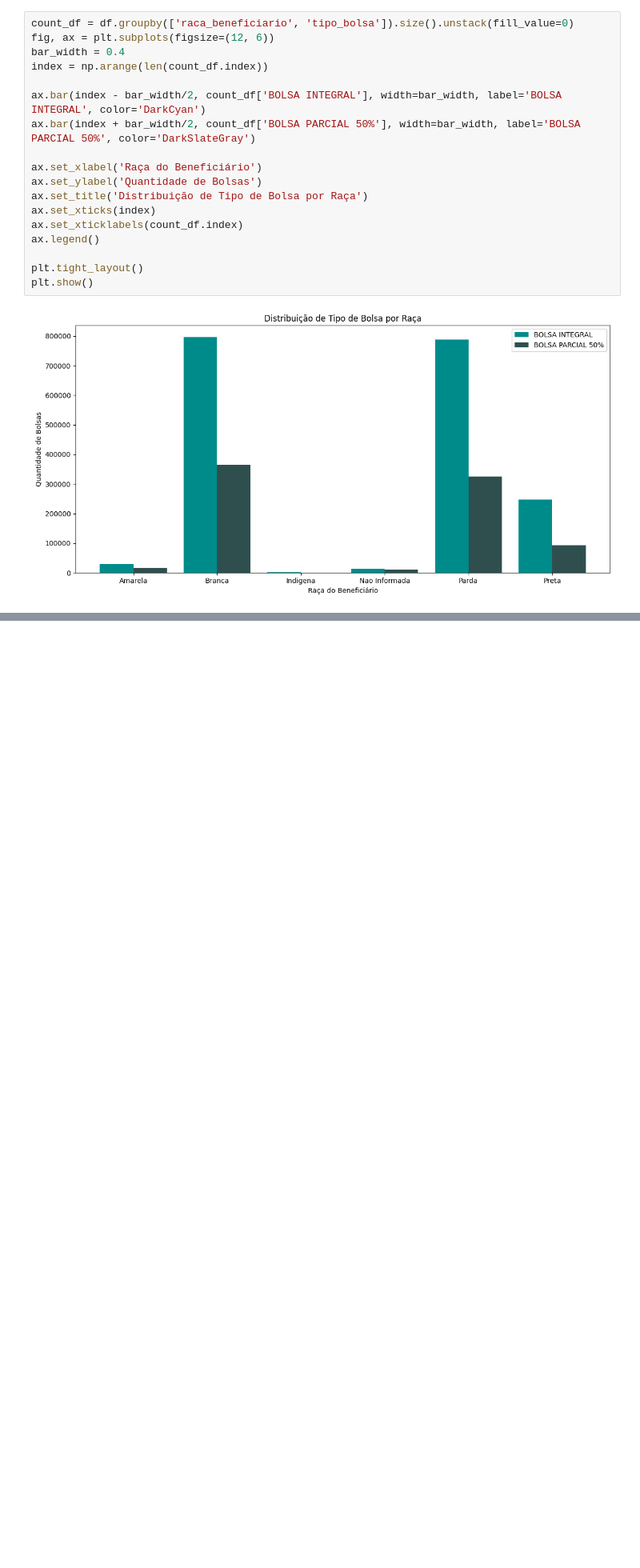
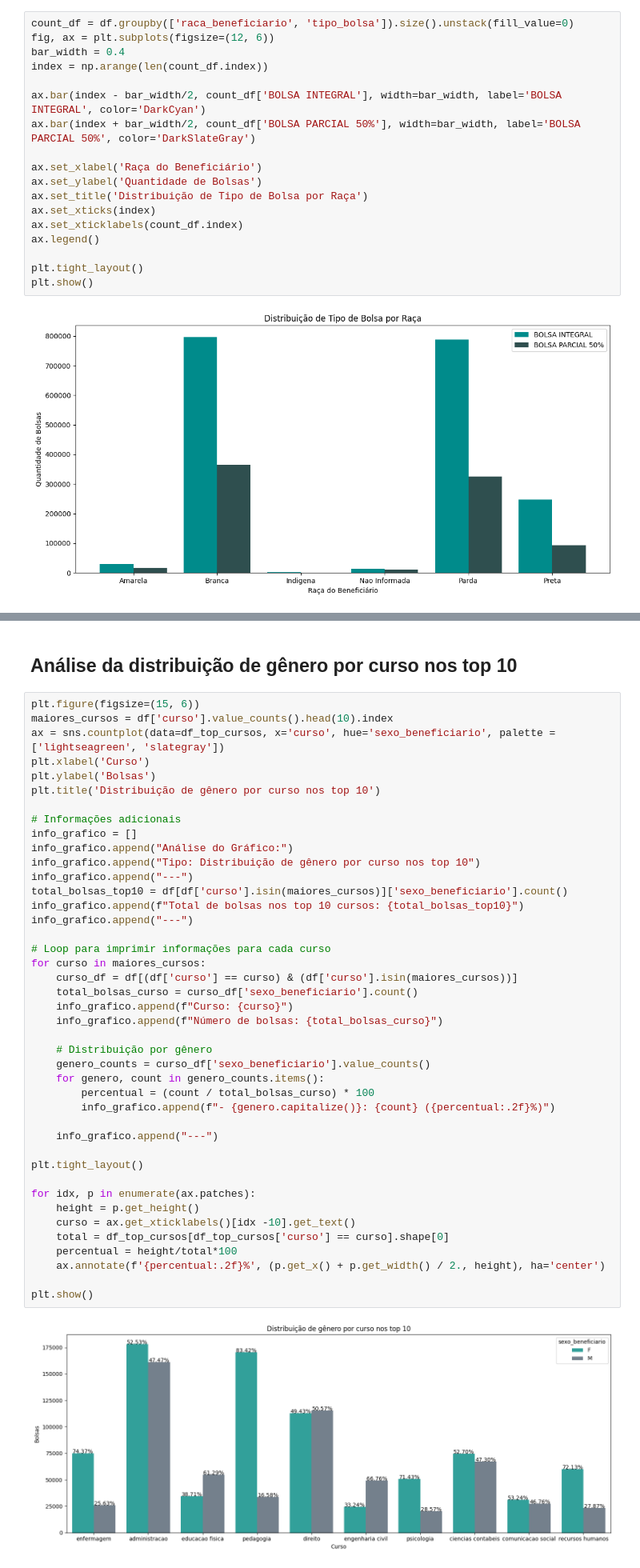
Before and after one commit to DanielCustodioDias/Projeto_PROUNI, a Jupyter notebook: main/main.ipynb, the cells around one changed output, grey strips where cells are left out. Shown at 80% size. Cells and saved outputs as stored; diff of their text form; blank space fills up the shorter version.

```diff
--- a/main/main.ipynb
+++ b/main/main.ipynb
@@ -713,0 +762,46 @@ Error:
+# %% [markdown]
+## Análise da distribuição de gênero por curso nos top 10
+# %%
+plt.figure(figsize=(15, 6))
+maiores_cursos = df['curso'].value_counts().head(10).index
+ax = sns.countplot(data=df_top_cursos, x='curso', hue='sexo_beneficiario', palette = ['lightseagreen', 'slategray'])
+plt.xlabel('Curso')
+plt.ylabel('Bolsas')
+plt.title('Distribuição de gênero por curso nos top 10')
+
+# Informações adicionais
+info_grafico = []
+info_grafico.append("Análise do Gráfico:")
+info_grafico.append("Tipo: Distribuição de gênero por curso nos top 10")
+info_grafico.append("---")
+total_bolsas_top10 = df[df['curso'].isin(maiores_cursos)]['sexo_beneficiario'].count()
+info_grafico.append(f"Total de bolsas nos top 10 cursos: {total_bolsas_top10}")
+info_grafico.append("---")
+
+# Loop para imprimir informações para cada curso
+for curso in maiores_cursos:
+    curso_df = df[(df['curso'] == curso) & (df['curso'].isin(maiores_cursos))]
+    total_bolsas_curso = curso_df['sexo_beneficiario'].count()
+    info_grafico.append(f"Curso: {curso}")
+    info_grafico.append(f"Número de bolsas: {total_bolsas_curso}")
+
+    # Distribuição por gênero
+    genero_counts = curso_df['sexo_beneficiario'].value_counts()
+    for genero, count in genero_counts.items():
+        percentual = (count / total_bolsas_curso) * 100
+        info_grafico.append(f"- {genero.capitalize()}: {count} ({percentual:.2f}%)")
+
+    info_grafico.append("---")
+
+plt.tight_layout()
+
+for idx, p in enumerate(ax.patches):
+    height = p.get_height()
+    curso = ax.get_xticklabels()[idx -10].get_text()
+    total = df_top_cursos[df_top_cursos['curso'] == curso].shape[0]
+    percentual = height/total*100
+    ax.annotate(f'{percentual:.2f}%', (p.get_x() + p.get_width() / 2., height), ha='center')
+
+plt.show()
+# %% [output]
+[figure, added]
```
Also changed, not shown: parts of 41 cells of this notebook.
